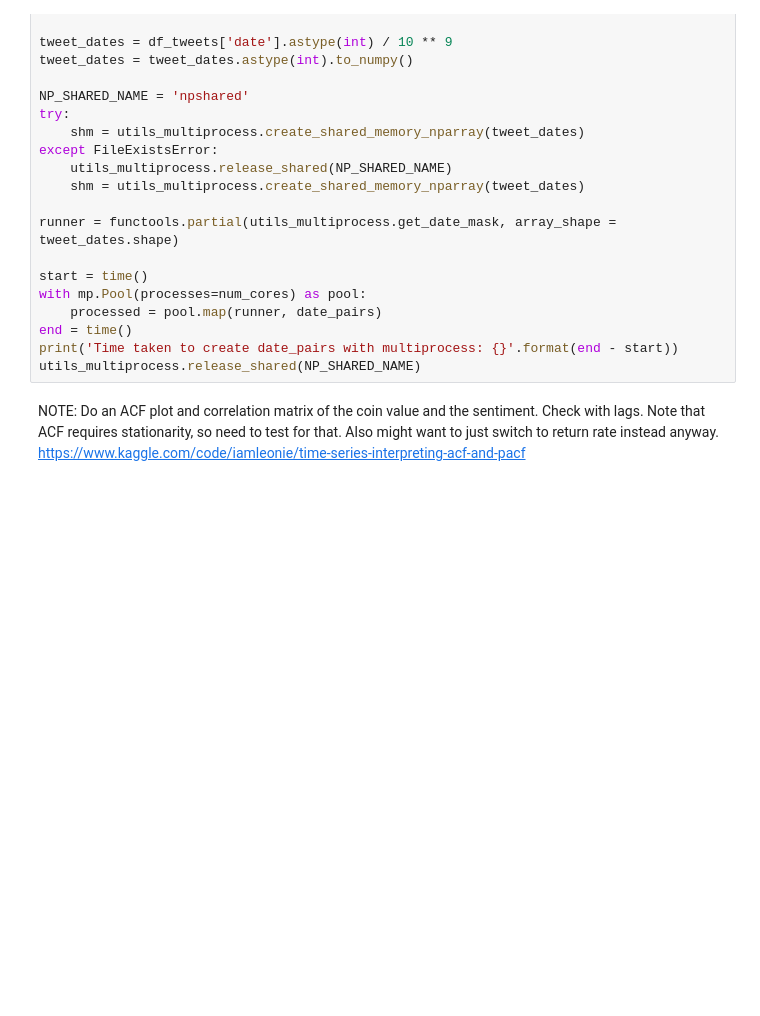
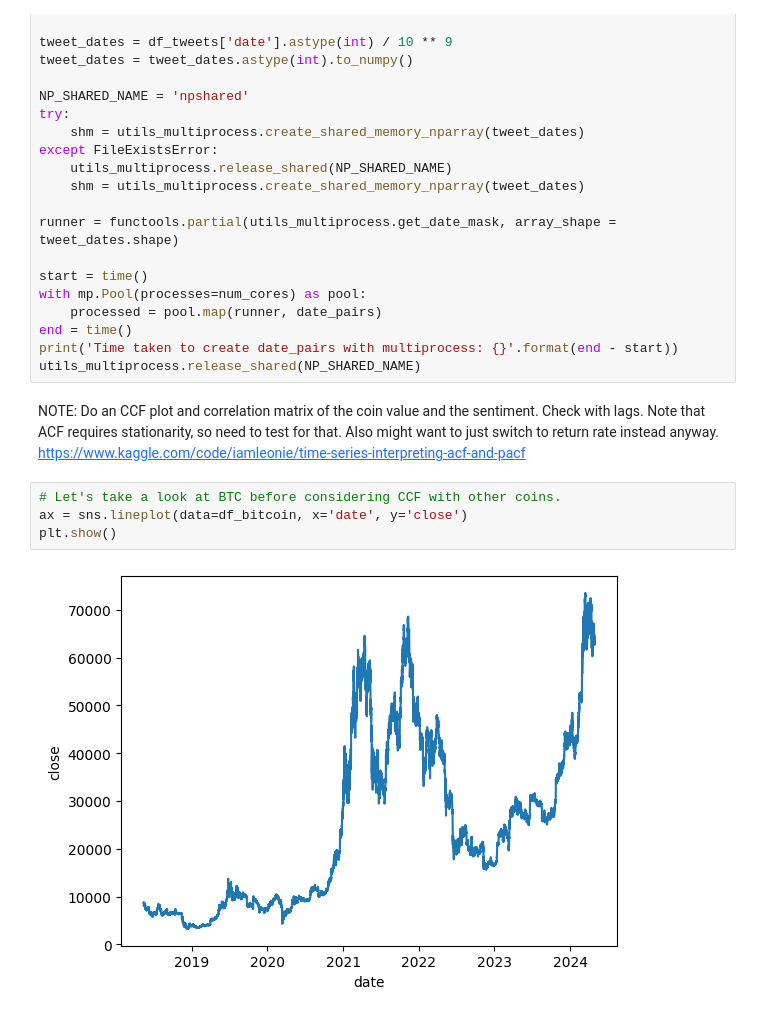
Before and after one commit to tyarosevich/decrypto, a Jupyter notebook: local_analysis/forecasting/eval_forecast_models.ipynb, the cells around one changed output. Drawn from its saved outputs; the diff is of its cells as text; blank space fills up the shorter version.

```diff
--- a/local_analysis/forecasting/eval_forecast_models.ipynb
+++ b/local_analysis/forecasting/eval_forecast_models.ipynb
@@ -113,5 +114,11 @@ end = time()
 print('Time taken to create date_pairs with multiprocess: {}'.format(end - start))
 utils_multiprocess.release_shared(NP_SHARED_NAME)
 # %% [markdown]
-NOTE: Do an ACF plot and correlation matrix of the coin value and the sentiment. Check with lags. Note that ACF requires stationarity, so need to test for that. Also might want to just switch to return rate instead anyway.
+NOTE: Do an CCF plot and correlation matrix of the coin value and the sentiment. Check with lags. Note that ACF requires stationarity, so need to test for that. Also might want to just switch to return rate instead anyway.
 https://www.kaggle.com/code/iamleonie/time-series-interpreting-acf-and-pacf
+# %%
+# Let's take a look at BTC before considering CCF with other coins.
+ax = sns.lineplot(data=df_bitcoin, x='date', y='close')
+plt.show()
+# %% [output]
+[figure, added]
```
Also changed, not shown: parts of 5 cells of this notebook, 6 other files.
